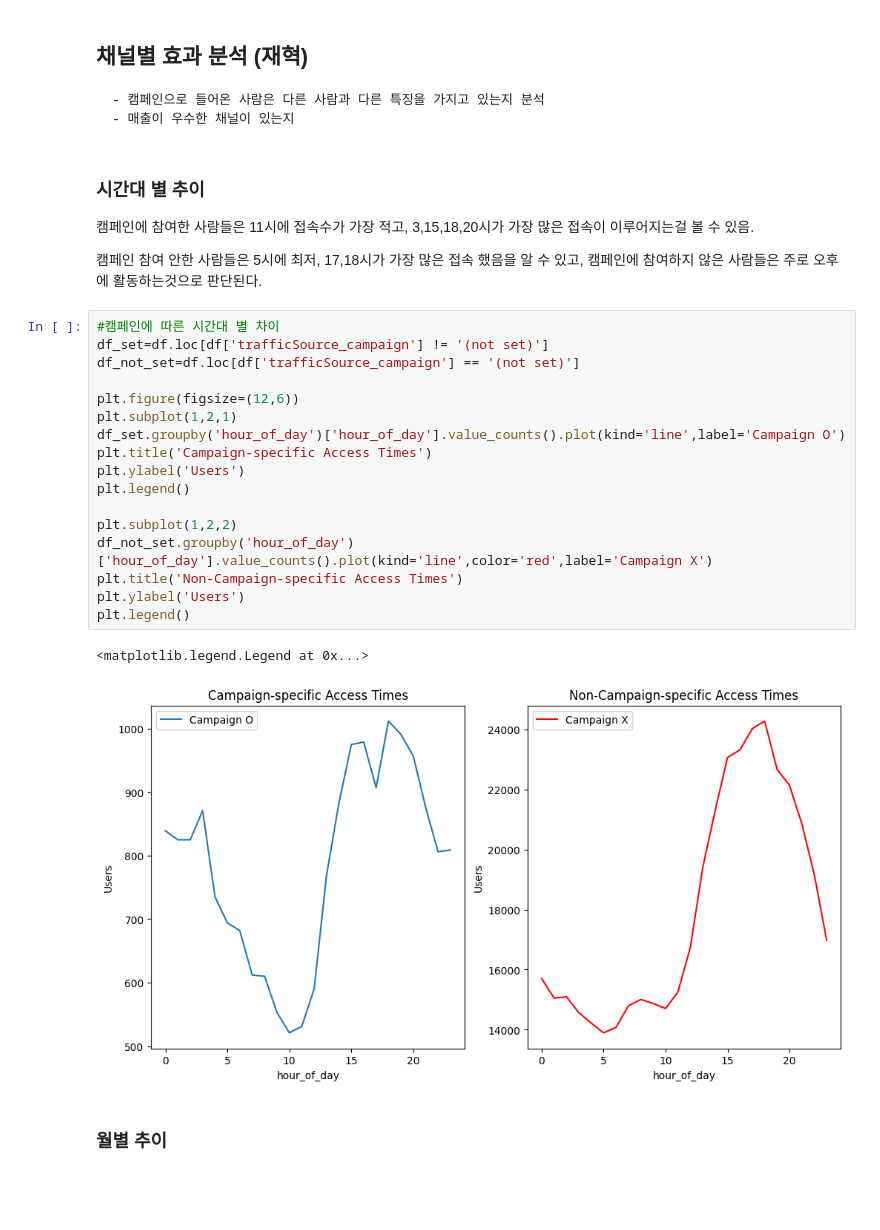
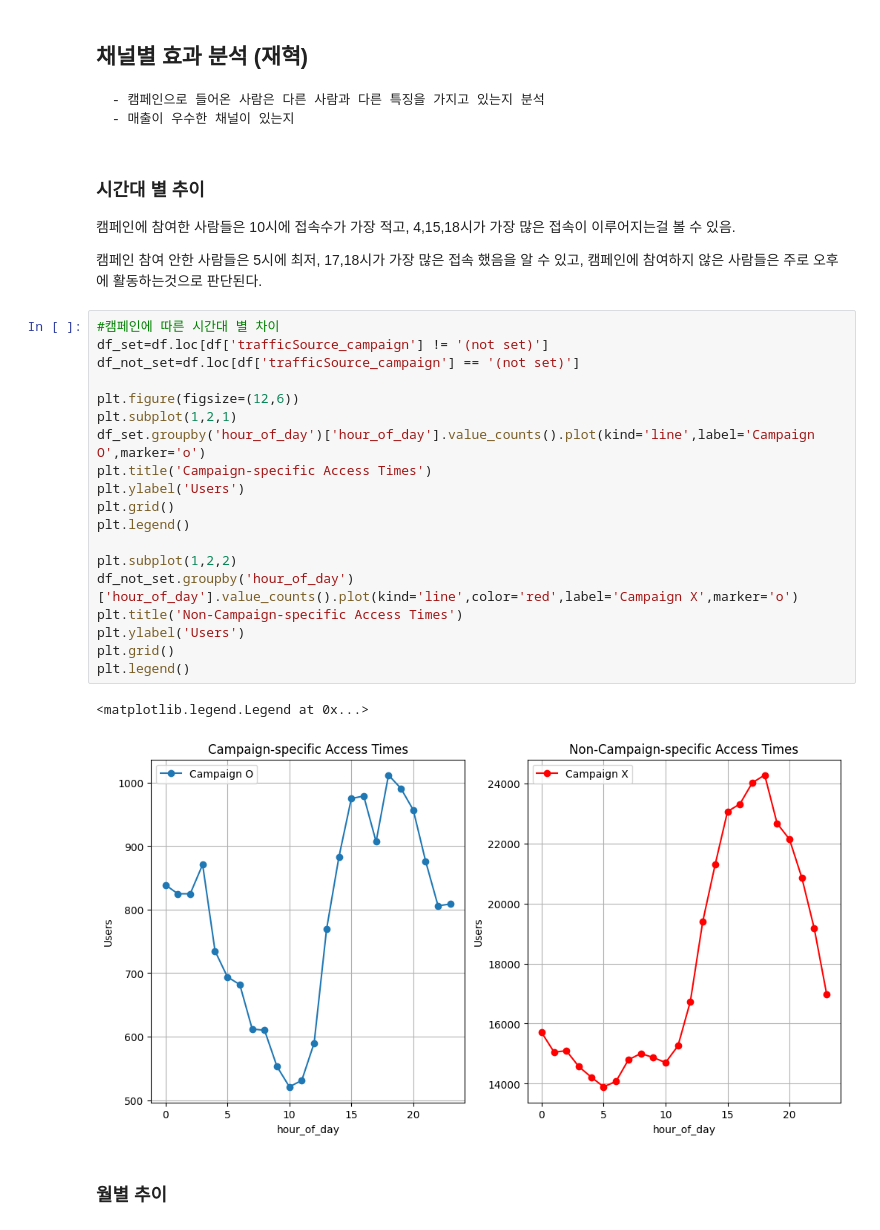
Before and after one commit to eju1019/ipark, a Jupyter notebook: projcet.ipynb, the cells around one changed output. Saved outputs shown, nothing was run; the diff lists cells and outputs as text; blank space fills up the shorter version.

```diff
--- a/projcet.ipynb
+++ b/projcet.ipynb
@@ -117,29 +125,31 @@ plt.show()
 # %% [markdown]
 ### 시간대 별 추이
 
-캠페인에 참여한 사람들은 11시에 접속수가 가장 적고, 3,15,18,20시가 가장 많은 접속이 이루어지는걸 볼 수 있음.
+캠페인에 참여한 사람들은 10시에 접속수가 가장 적고, 4,15,18시가 가장 많은 접속이 이루어지는걸 볼 수 있음.
 
 캠페인 참여 안한 사람들은 5시에 최저, 17,18시가 가장 많은 접속 했음을 알 수 있고,  캠페인에 참여하지 않은 사람들은 주로 오후에 활동하는것으로 판단된다.
 # %%
 #캠페인에 따른 시간대 별 차이
 df_set=df.loc[df['trafficSource_campaign'] != '(not set)']
 df_not_set=df.loc[df['trafficSource_campaign'] == '(not set)']
 
 plt.figure(figsize=(12,6))
 plt.subplot(1,2,1)
-df_set.groupby('hour_of_day')['hour_of_day'].value_counts().plot(kind='line',label='Campaign O')
+df_set.groupby('hour_of_day')['hour_of_day'].value_counts().plot(kind='line',label='Campaign O',marker='o')
 plt.title('Campaign-specific Access Times')
 plt.ylabel('Users')
+plt.grid()
 plt.legend()
 
 plt.subplot(1,2,2)
-df_not_set.groupby('hour_of_day')['hour_of_day'].value_counts().plot(kind='line',color='red',label='Campaign X')
+df_not_set.groupby('hour_of_day')['hour_of_day'].value_counts().plot(kind='line',color='red',label='Campaign X',marker='o')
 plt.title('Non-Campaign-specific Access Times')
 plt.ylabel('Users')
+plt.grid()
 plt.legend()
 # %% [output]
 <matplotlib.legend.Legend at 0x...>
-[figure, old version]
+[figure, new version]
 # %% [markdown]
 ### 월별 추이
 # %% [markdown]
```
Also changed, not shown: parts of 12 cells of this notebook.
